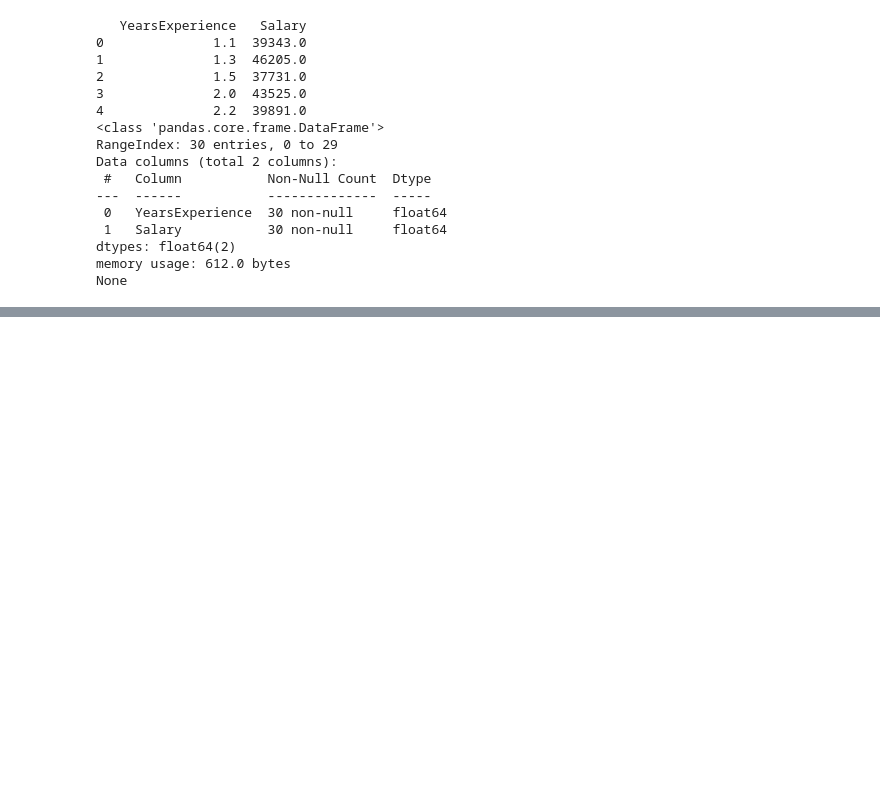
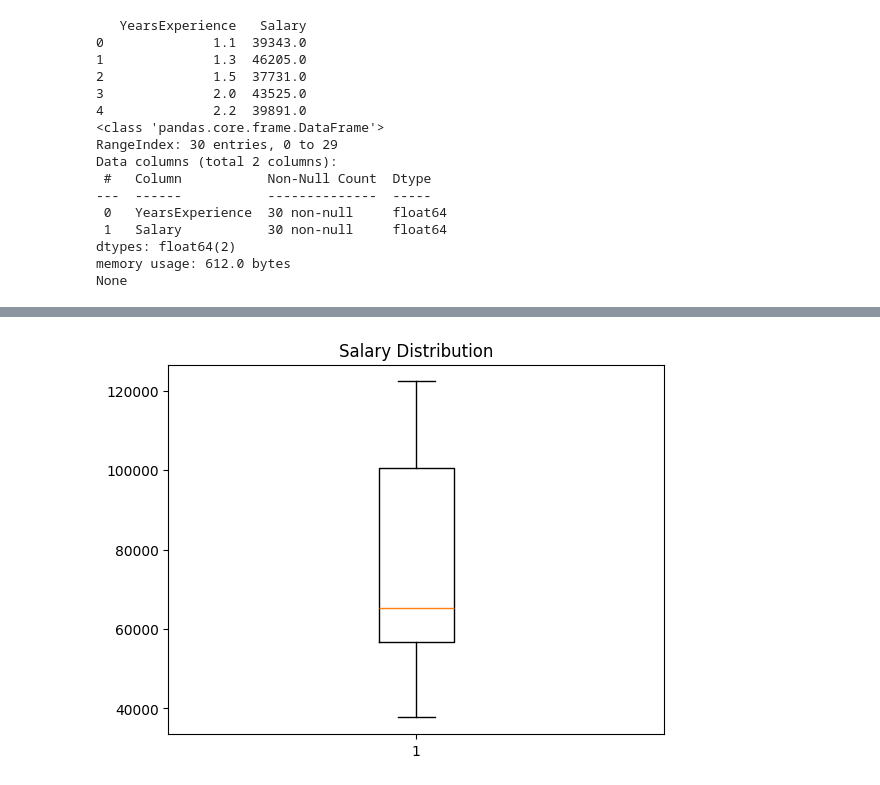
Before and after one commit to payalpatel1906/Salary-Prediction, a Jupyter notebook: Salary_Prediction.ipynb, the cells around one changed output, grey strips where cells are left out. Cells and saved outputs as stored; diff of their text form; code cells hidden in the pictures; blank space fills up the shorter version.

```diff
--- a/Salary_Prediction.ipynb
+++ b/Salary_Prediction.ipynb
@@ -96,0 +126,7 @@ None
+# %%
+df.columns = df.columns.str.strip()
+# %%
+df.rename(columns={
+    'YearsExperience': 'experience',
+    'Salary': 'salary'
+}, inplace=True)
@@ -96,0 +145,8 @@ None
+# %%
+import matplotlib.pyplot as plt
+
+plt.boxplot(df['salary'])
+plt.title("Salary Distribution")
+plt.show()
+# %% [output]
+[figure, added]
```
Also changed, not shown: parts of 6 cells of this notebook.
